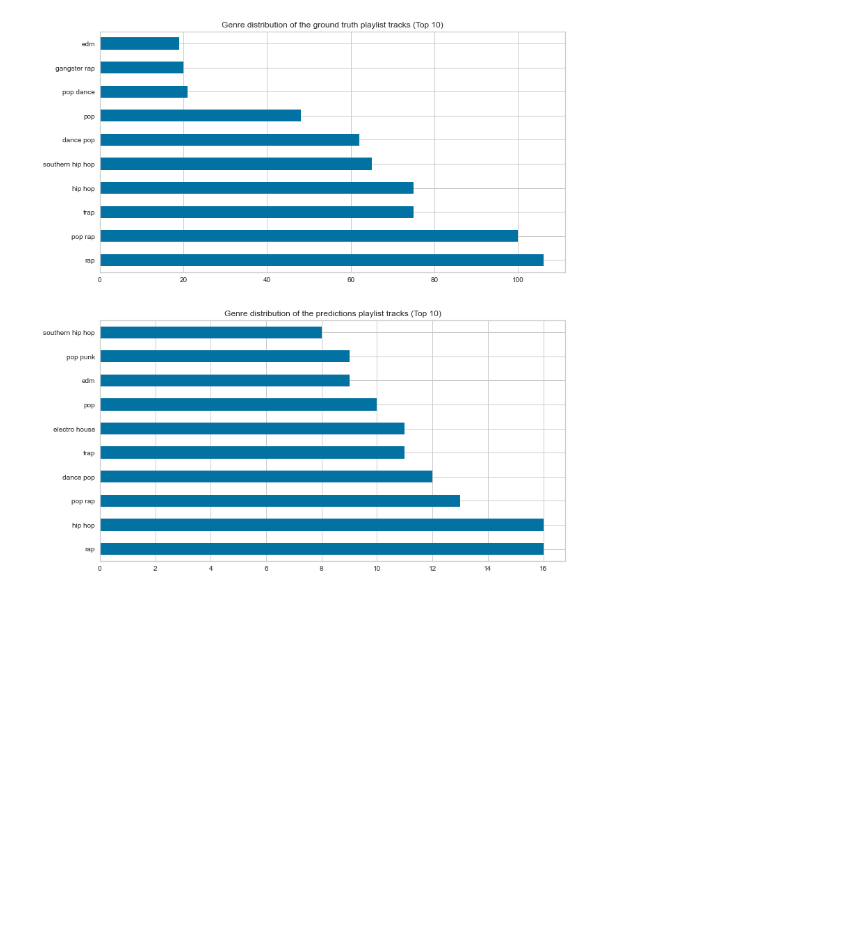
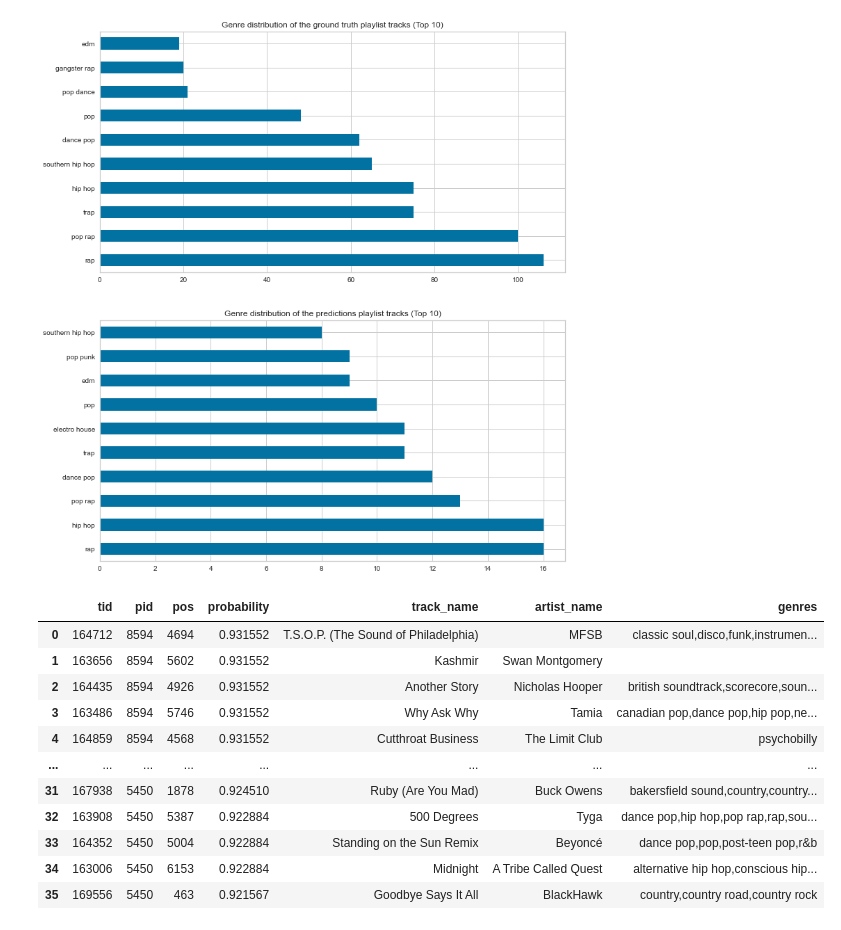
Before and after one commit to icarus08/ml-spotify-recommendations, a Jupyter notebook: knn_ncf_torch.ipynb, the cells around one changed output. Cells and saved outputs as stored; diff of their text form; code cells hidden in the pictures; blank space fills up the shorter version.

Commit message:
make predictions for n samples

```diff
--- a/knn_ncf_torch.ipynb
+++ b/knn_ncf_torch.ipynb
@@ -576,3 +575,85 @@ plot_genre_distributions(predictions_nmf_genres_df, ground_truth_genres_df)
 test_playlist_tracks_incomplete_df.query('pid == @playlist_for_test')[['tid','pos']].merge(tracks_features_df[['tid','artist_name','track_name']], on='tid')
 # %%
 ground_truth[['tid','pos']].merge(tracks_features_df[['tid','artist_name','track_name']], on='tid')
+# %%
+unique_playlist_tracks_df = total_playlist_tracks_df.drop_duplicates(subset=['cat_codes'])
+unique_playlist_tracks_df = unique_playlist_tracks_df.sort_values(by=['cat_codes'], ascending=False)
+
+unique_tids_by_cat_codes = np.array(unique_playlist_tracks_df['tid'])
+unique_result_merged = unique_playlist_tracks_df.merge(tracks_features_df, on='tid')
+other_features_by_cat_codes = np.array([(row['track_name'],row['artist_name']) for i, row in unique_result_merged.iterrows()])
+# %%
+np.random.seed(50)
+def get_results_df(results_df):
+    for i, probability in enumerate(results_df):
+        tid = unique_tids_by_cat_codes[i]
+        other_features = other_features_by_cat_codes[i]
+        yield probability.item(), tid, *other_features
+
+def predictions_nmf(nmf_preds, pid):
+    for idx,row in nmf_preds.iterrows():
+        yield (row['tid'], pid, idx,row['probability'])
+
+def make_predictions_ncf(playlists_for_test):
+    playlist_embedding_weight_matrix = model.pl_mlp_embedding.weight
+    chosen_playlist_vectors = playlist_embedding_weight_matrix[playlists_for_test]
+    km_model = KMeans(n_clusters=100, random_state=0, verbose=0).fit(playlist_embedding_weight_matrix.detach().cpu().numpy())
+
+    for chosen_pid, chosen_playlist_vector in tqdm(zip(playlists_for_test,chosen_playlist_vectors)):
+        chosen_playlist_vector = chosen_playlist_vector.detach().cpu().numpy().reshape(1,-1)
+        chosen_playlist_cluster = km_model.predict(chosen_playlist_vector)
+        playlist_labels = km_model.labels_
+
+        similar_playlists = []
+        for pid, playlist_label in enumerate(playlist_labels):
+            if playlist_label == chosen_playlist_cluster:
+                similar_playlists.append(pid)
+
+        tracks = []
+        tracks = total_playlist_tracks_df.query('pid in @similar_playlists')['cat_codes']
+
+        pids_pred = torch.tensor(np.full(len(tracks), playlist_for_test, dtype='int32')).to(device)
+        tracks_pred = torch.tensor(np.array(tracks, dtype='int32')).to(device)
+
+        results = model(pids_pred, tracks_pred)
+        #
+
+        results_df = pd.DataFrame(get_results_df(results), index=range(len(results)), columns=['probability', 'tid','track_name', 'artist_name'])
+        results_df = results_df.sort_values(by=['probability'], ascending=False)
+        total_tracks = len(ground_truth.query('pid == @chosen_pid'))
+        num_recommendations = total_tracks- NUM_WITHHELD
+        if num_recommendations <= 0:
+            continue
+
+        nmf_preds = results_df.head(num_recommendations)
+        predictions_nmf_df = pd.DataFrame(predictions_nmf(nmf_preds,chosen_pid), columns=['tid','pid', 'pos','probability'])
+
+        predictions_nmf_genres_df = predictions_nmf_df
+        temp_df = predictions_nmf_genres_df.merge(tracks_features_df[['tid','track_name','artist_name']],on='tid')
+        predictions_nmf_genres_df = temp_df.merge(artists_genres_df[['artist_name','genres']],on='artist_name')
+        yield predictions_nmf_genres_df
+
+n_samples = 100
+playlists_for_test = np.random.choice(test_playlist_tracks_df['pid'].unique(),n_samples)
+ground_truth = test_playlist_tracks_df.query('pid in @playlists_for_test')
+ground_truth_genres_df = ground_truth.groupby('pid').apply(lambda tracks: tracks.iloc[25:])
+temp_df = ground_truth_genres_df.merge(tracks_features_df[['tid','track_name','artist_name']],on='tid')
+ground_truth_genres_df = temp_df.merge(artists_genres_df[['artist_name','genres']],on='artist_name')
+
+pred_gen = make_predictions_ncf(playlists_for_test)
+first_pred = next(pred_gen)
+preds_df = first_pred.append(list(pred_gen))
+preds_df
+# %% [output]
+|  | tid | pid | pos | probability | track_name | artist_name | genres |
+| 0 | 164712 | 8594 | 4694 | 0.931552 | T.S.O.P. (The Sound of Philadelphia) | MFSB | classic soul,disco,funk,instrumen... |
+| 1 | 163656 | 8594 | 5602 | 0.931552 | Kashmir | Swan Montgomery |  |
+| 2 | 164435 | 8594 | 4926 | 0.931552 | Another Story | Nicholas Hooper | british soundtrack,scorecore,soun... |
+| 3 | 163486 | 8594 | 5746 | 0.931552 | Why Ask Why | Tamia | canadian pop,dance pop,hip pop,ne... |
+| 4 | 164859 | 8594 | 4568 | 0.931552 | Cutthroat Business | The Limit Club | psychobilly |
+| ... | ... | ... | ... | ... | ... | ... | ... |
+| 31 | 167938 | 5450 | 1878 | 0.924510 | Ruby (Are You Mad) | Buck Owens | bakersfield sound,country,country... |
+| 32 | 163908 | 5450 | 5387 | 0.922884 | 500 Degrees | Tyga | dance pop,hip hop,pop rap,rap,sou... |
+| 33 | 164352 | 5450 | 5004 | 0.922884 | Standing on the Sun Remix | Beyoncé | dance pop,pop,post-teen pop,r&b |
+| 34 | 163006 | 5450 | 6153 | 0.922884 | Midnight | A Tribe Called Quest | alternative hip hop,conscious hip... |
+| 35 | 169556 | 5450 | 463 | 0.921567 | Goodbye Says It All | BlackHawk | country,country road,country rock |
```
Also changed, not shown: parts of 5 cells of this notebook.
